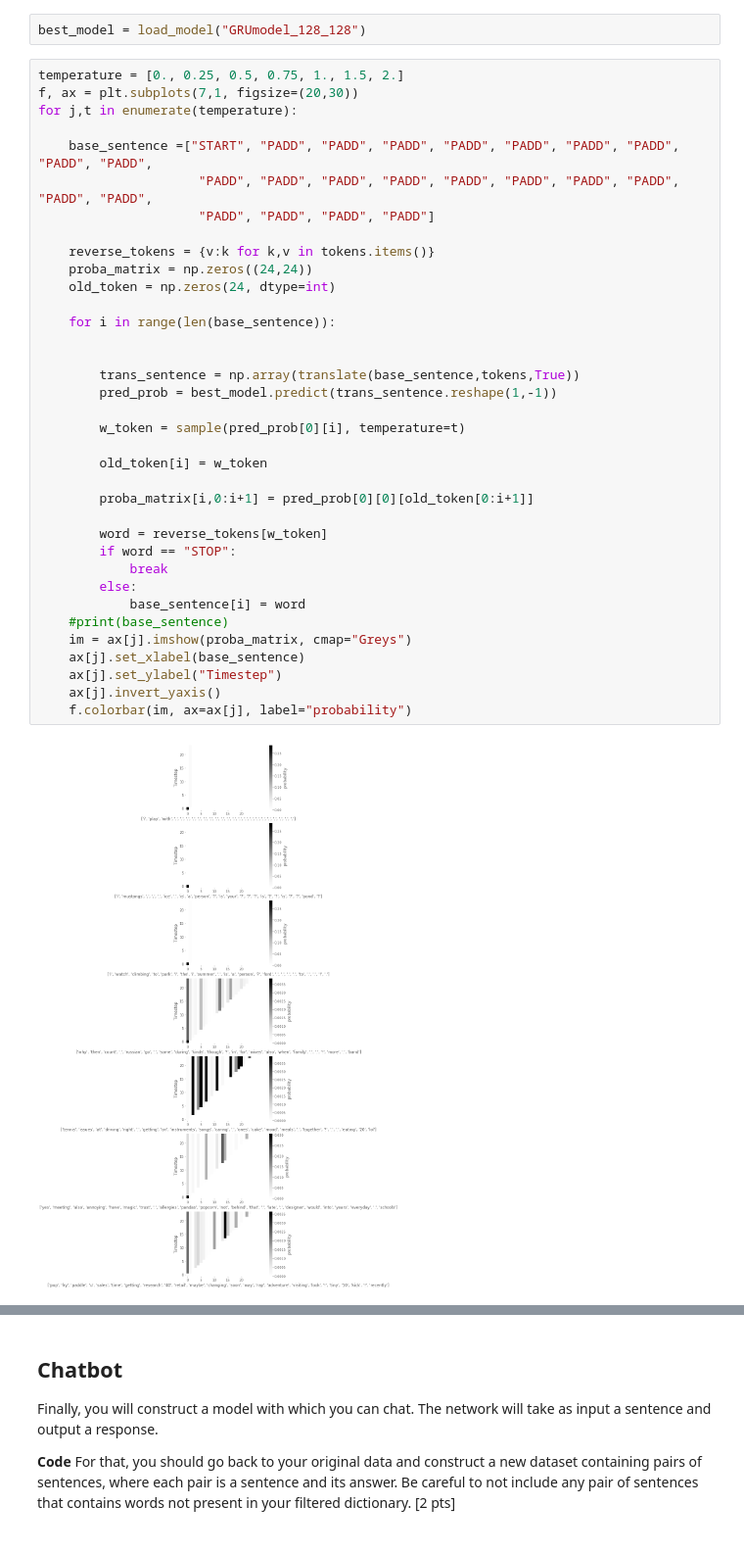
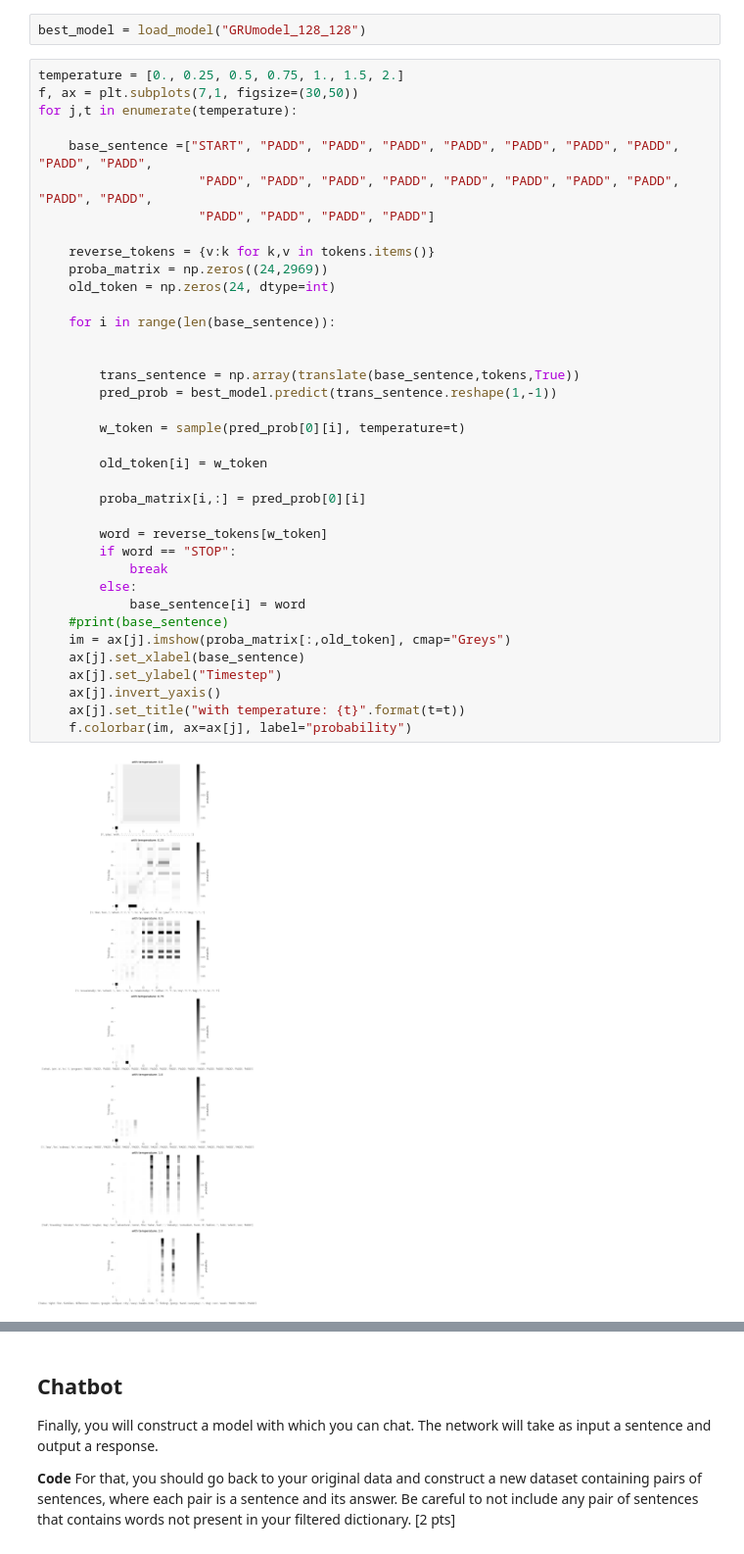
Before and after one commit to zweili/ann_miniproject2, a Jupyter notebook: miniproject2_ChatBot.ipynb, the cells around one changed output, grey strips where cells are left out. Shown at 98% size. Cells and saved outputs as stored; diff of their text form.

```diff
--- a/miniproject2_ChatBot.ipynb
+++ b/miniproject2_ChatBot.ipynb
@@ -982,40 +985,41 @@ def sample(preds, temperature=1.):
 best_model = load_model("GRUmodel_128_128")
 # %%
 temperature = [0., 0.25, 0.5, 0.75, 1., 1.5, 2.]
-f, ax = plt.subplots(7,1, figsize=(20,30))
+f, ax = plt.subplots(7,1, figsize=(30,50))
 for j,t in enumerate(temperature):
 
     base_sentence =["START", "PADD", "PADD", "PADD", "PADD", "PADD", "PADD", "PADD", "PADD", "PADD",
                      "PADD", "PADD", "PADD", "PADD", "PADD", "PADD", "PADD", "PADD", "PADD", "PADD",
                      "PADD", "PADD", "PADD", "PADD"]
 
     reverse_tokens = {v:k for k,v in tokens.items()}
-    proba_matrix = np.zeros((24,24))
+    proba_matrix = np.zeros((24,2969))
     old_token = np.zeros(24, dtype=int)
 
     for i in range(len(base_sentence)):
 
 
         trans_sentence = np.array(translate(base_sentence,tokens,True))
         pred_prob = best_model.predict(trans_sentence.reshape(1,-1))
 
         w_token = sample(pred_prob[0][i], temperature=t)
 
         old_token[i] = w_token
 
-        proba_matrix[i,0:i+1] = pred_prob[0][0][old_token[0:i+1]]
+        proba_matrix[i,:] = pred_prob[0][i]
 
         word = reverse_tokens[w_token]
         if word == "STOP":
             break
         else:
             base_sentence[i] = word
     #print(base_sentence)
-    im = ax[j].imshow(proba_matrix, cmap="Greys")
+    im = ax[j].imshow(proba_matrix[:,old_token], cmap="Greys")
     ax[j].set_xlabel(base_sentence)
     ax[j].set_ylabel("Timestep")
     ax[j].invert_yaxis()
+    ax[j].set_title("with temperature: {t}".format(t=t))
     f.colorbar(im, ax=ax[j], label="probability")
 # %% [output]
-[figure, old version]
+[figure, new version]
 # %%
```
Also changed, not shown: parts of 12 cells of this notebook.
